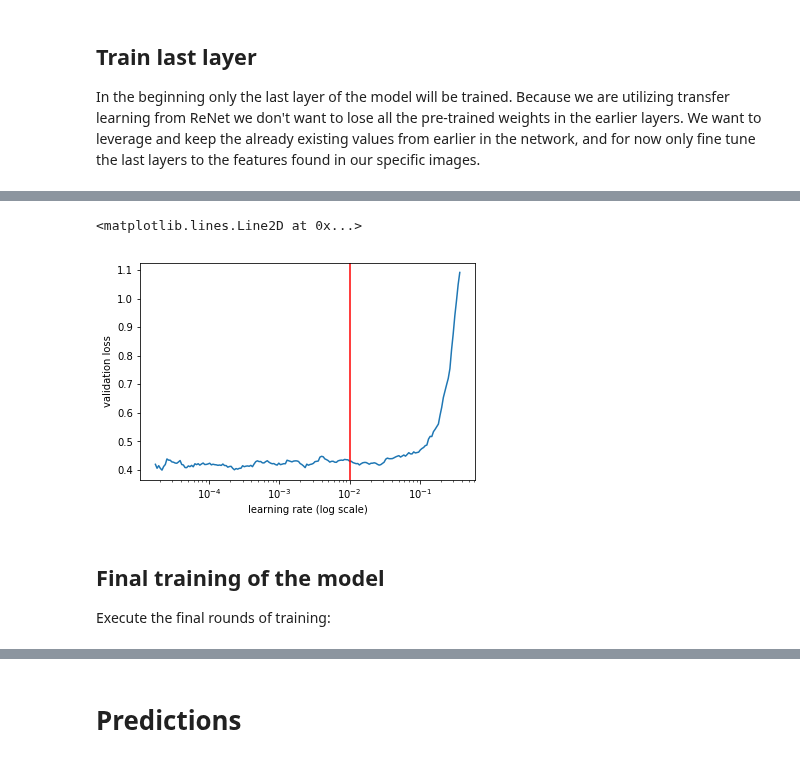
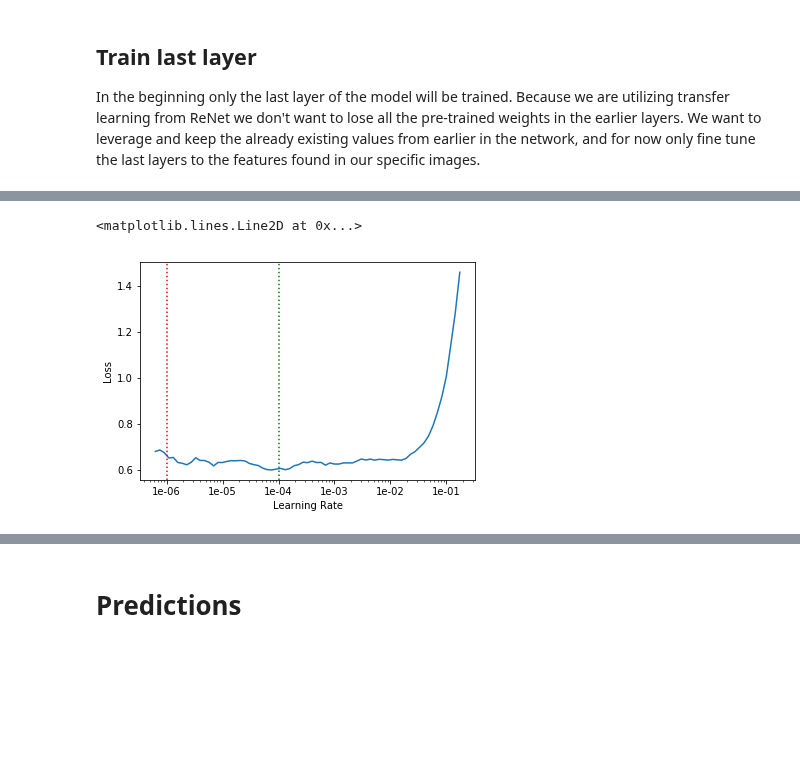
Before and after one commit to nrasch/Portfolio, a Jupyter notebook: Machine-Learning/Python/03-ComputerVision-Classification/DogBreeds.ipynb, the cells around one changed output, grey strips where cells are left out. Cells and saved outputs as stored; diff of their text form; code cells hidden in the pictures; blank space fills up the shorter version.

```diff
--- a/Machine-Learning/Python/03-ComputerVision-Classification/DogBreeds.ipynb
+++ b/Machine-Learning/Python/03-ComputerVision-Classification/DogBreeds.ipynb
@@ -220,10 +239,10 @@ plt.axvline(x=1e-2, color="r")
 # %%
 # Set the learning rate for use during training
-lr = 1e-2
+lr = 1e-2/2
 # %% [markdown]
 ## Train last layer
 
 In the beginning only the last layer of the model will be trained.  Because we are utilizing transfer learning from ReNet we don't want to lose all the pre-trained weights in the earlier layers.  We want to leverage and keep the already existing values from earlier in the network, and for now only fine tune the last layers to the features found in our specific images.
 # %%
-learn.fit(lr, 2)
+learn.fit_one_cycle(4, lr)
 # %% [output]
@@ -245,3 +256,0 @@ The `cycle_mult` param helps to prevent under fitting.  When under fitting occur
-# %%
-learn.precompute=False
-%time learn.fit(lr, 3, cycle_len = 1, cycle_mult = 2)
@@ -269,3 +256,0 @@ Also, __**+facepalm+**__:  `Unfreezing (in this case, training convolutional lay
-# %%
-# Switch the image sizes up to 299
-learn.set_data(get_data(299, batchSize))
@@ -311,6 +303,7 @@ HBox(children=(IntProgress(value=0, description='Epoch', max=1, style=ProgressSt
 # %%
-learn.sched.plot()
-plt.axvline(x=0.01, color="r")
+learn.recorder.plot()
+plt.axvline(x=1e-6, color="r", linestyle=":")
+plt.axvline(x=1e-4, color="g", linestyle=":")
 # %% [output]
 <matplotlib.lines.Line2D at 0x...>
-[figure, old version]
+[figure, new version]
@@ -319,4 +309,0 @@ lr = 0.01
-# %% [markdown]
-## Final training of the model
-
-Execute the final rounds of training:
```
Also changed, not shown: parts of 57 cells of this notebook.
